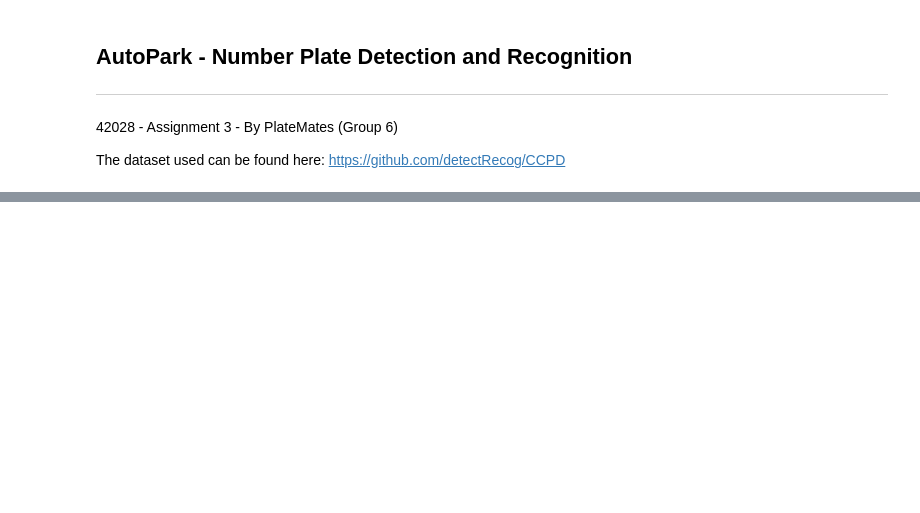
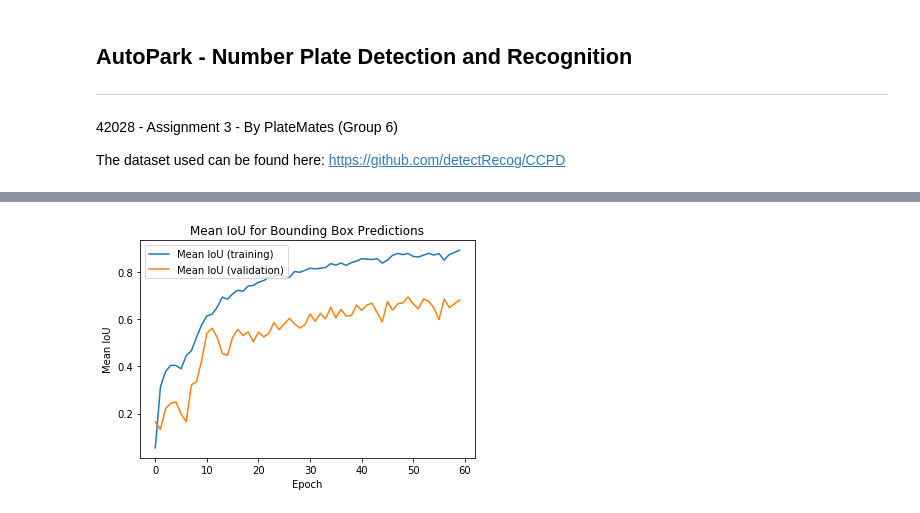
Before and after one commit to hrai/autopark, a Jupyter notebook: model/A3_AutoPark_CNN.ipynb, the cells around one changed output, grey strips where cells are left out. Saved outputs shown, nothing was run; the diff lists cells and outputs as text; code cells hidden in the pictures; blank space fills up the shorter version.

```diff
--- a/model/A3_AutoPark_CNN.ipynb
+++ b/model/A3_AutoPark_CNN.ipynb
@@ -92,0 +338,11 @@ print(X_train.shape, y_train_boxes.shape, y_train_labels.shape)
+# %%
+# plot model mean iou
+plt.plot(history.history['mean_iou'], label='Mean IoU (training)')
+plt.plot(history.history['val_mean_iou'], label='Mean IoU (validation)')
+plt.title('Mean IoU for Bounding Box Predictions')
+plt.ylabel('Mean IoU')
+plt.xlabel('Epoch')
+plt.legend(loc="upper left")
+plt.show()
+# %% [output]
+[figure, added]
```
Also changed, not shown: parts of 22 cells of this notebook, 1 other file.
